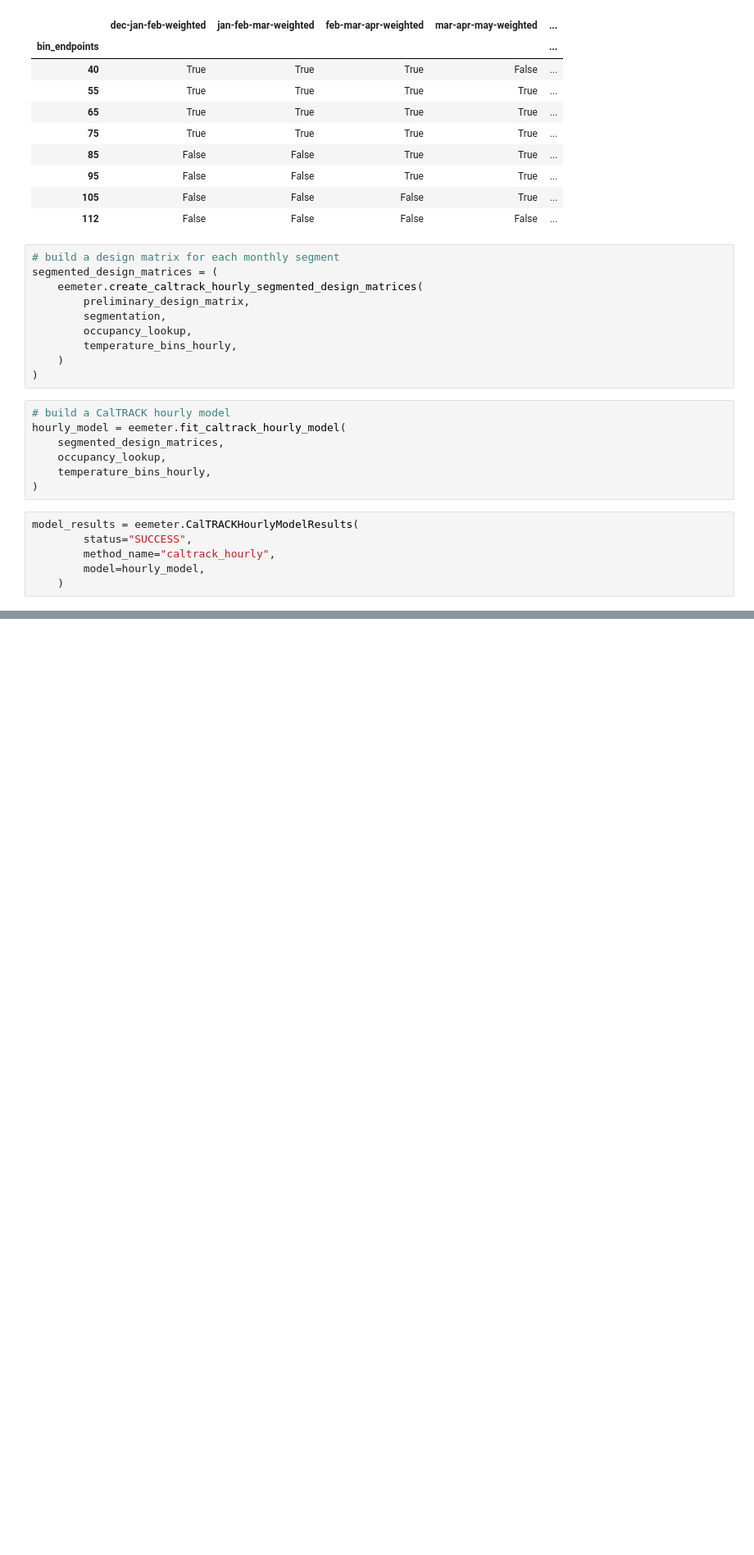
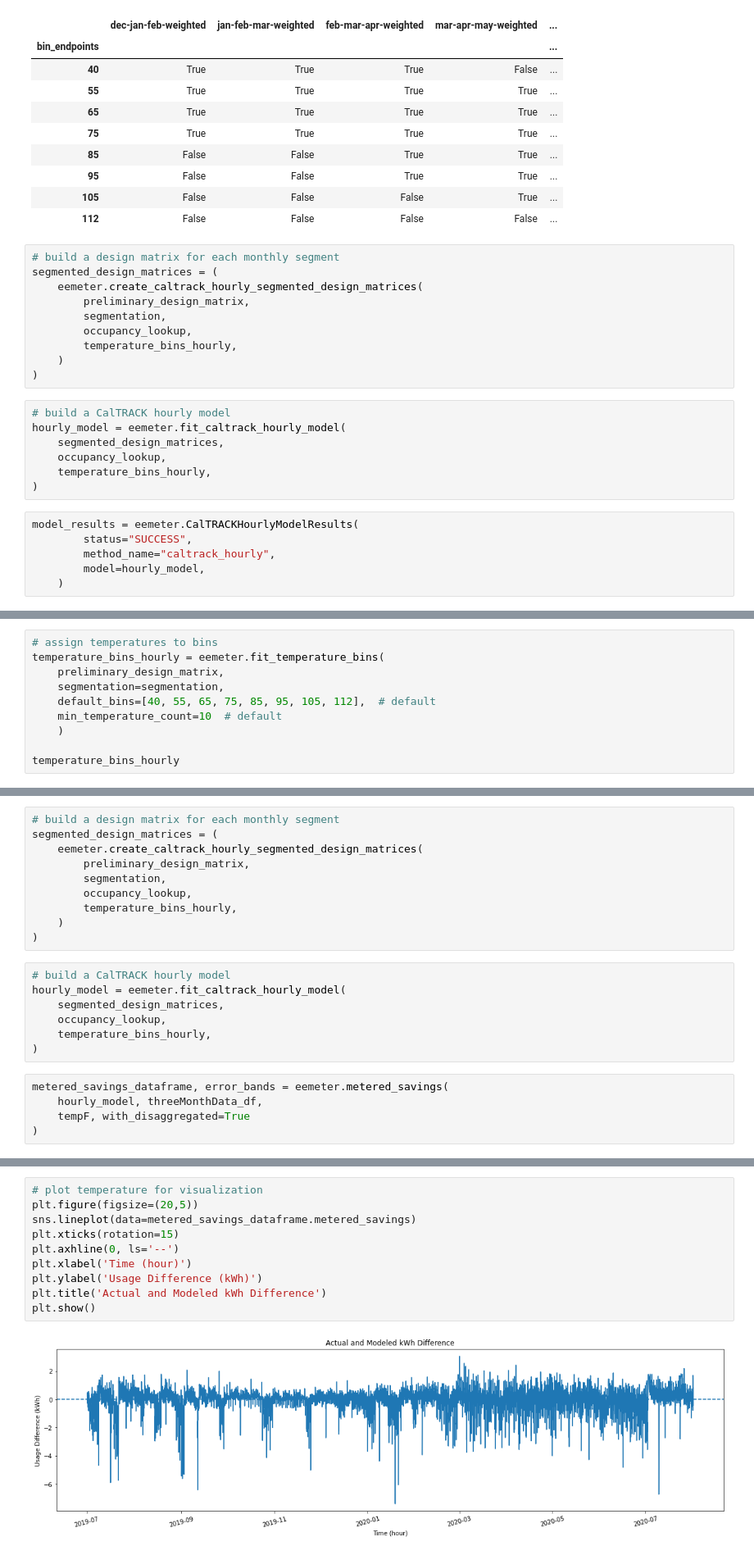
Before and after one commit to aadomingos/energyUsageInsights, a Jupyter notebook: tempNormalizedUsage.ipynb, the cells around one changed output, grey strips where cells are left out. Shown at 82% size. Drawn from its saved outputs; the diff is of its cells as text; blank space fills up the shorter version.

```diff
--- a/tempNormalizedUsage.ipynb
+++ b/tempNormalizedUsage.ipynb
@@ -604,0 +484,10 @@ TypeError: ignored
+# %%
+# assign temperatures to bins
+temperature_bins_hourly = eemeter.fit_temperature_bins(
+    preliminary_design_matrix,
+    segmentation=segmentation,
+    default_bins=[40, 55, 65, 75, 85, 95, 105, 112],  # default
+    min_temperature_count=10  # default
+    )
+
+temperature_bins_hourly
@@ -604,0 +505,22 @@ TypeError: ignored
+# %%
+# build a design matrix for each monthly segment
+segmented_design_matrices = (
+    eemeter.create_caltrack_hourly_segmented_design_matrices(
+        preliminary_design_matrix,
+        segmentation,
+        occupancy_lookup,
+        temperature_bins_hourly,
+    )
+)
+# %%
+# build a CalTRACK hourly model
+hourly_model = eemeter.fit_caltrack_hourly_model(
+    segmented_design_matrices,
+    occupancy_lookup,
+    temperature_bins_hourly,
+)
+# %%
+metered_savings_dataframe, error_bands = eemeter.metered_savings(
+    hourly_model, threeMonthData_df,
+    tempF, with_disaggregated=True
+)
@@ -604,0 +552,12 @@ TypeError: ignored
+# %%
+# plot temperature for visualization
+plt.figure(figsize=(20,5))
+sns.lineplot(data=metered_savings_dataframe.metered_savings)
+plt.xticks(rotation=15)
+plt.axhline(0, ls='--')
+plt.xlabel('Time (hour)')
+plt.ylabel('Usage Difference (kWh)')
+plt.title('Actual and Modeled kWh Difference')
+plt.show()
+# %% [output]
+[figure, added]
```
Also changed, not shown: parts of 41 cells of this notebook.
